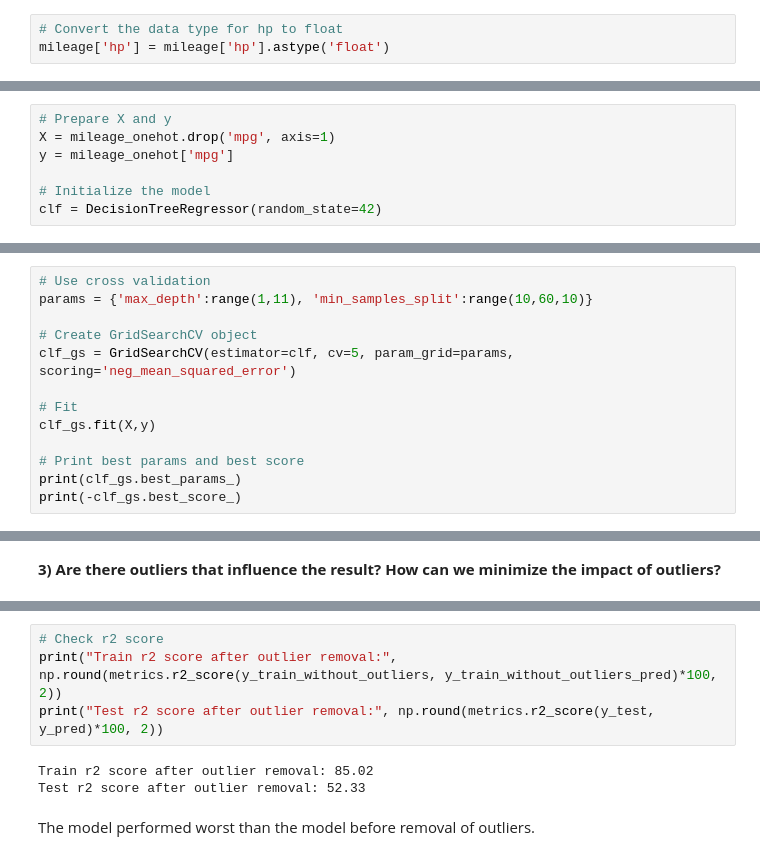
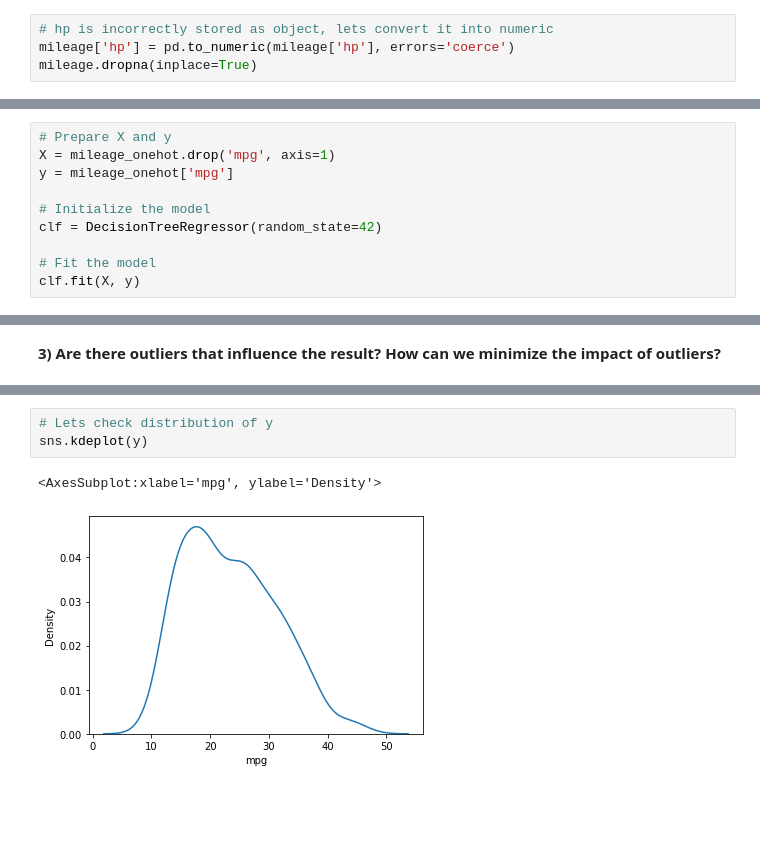
Before and after one commit to skiyer2/Coding, a Jupyter notebook: ML/Tree-Based Model/Car mileage prediction.ipynb, the cells around one changed output, grey strips where cells are left out. Saved outputs shown, nothing was run; the diff lists cells and outputs as text; blank space fills up the shorter version.

```diff
--- a/ML/Tree-Based Model/Car mileage prediction.ipynb
+++ b/ML/Tree-Based Model/Car mileage prediction.ipynb
@@ -87,6 +60,7 @@ mileage.shape
-# %%
-# Convert the data type for hp to float
-mileage['hp'] = mileage['hp'].astype('float')
+# %%
+# hp is incorrectly stored as object, lets convert it into numeric
+mileage['hp'] = pd.to_numeric(mileage['hp'], errors='coerce')
+mileage.dropna(inplace=True)
 # %%
 # Lets check origin
 mileage['origin'].value_counts()
@@ -140,3 +114,6 @@ y = mileage_onehot['mpg']
 
 # Initialize the model
 clf = DecisionTreeRegressor(random_state=42)
+
+# Fit the model
+clf.fit(X, y)
@@ -152,13 +121,0 @@ X.head()
-# %%
-# Use cross validation
-params = {'max_depth':range(1,11), 'min_samples_split':range(10,60,10)}
-
-# Create GridSearchCV object
-clf_gs = GridSearchCV(estimator=clf, cv=5, param_grid=params, scoring='neg_mean_squared_error')
-
-# Fit
-clf_gs.fit(X,y)
-
-# Print best params and best score
-print(clf_gs.best_params_)
-print(-clf_gs.best_score_)
@@ -306,9 +189,6 @@ Test RMSE: 4.9
-# %%
-# Check r2 score
-print("Train r2 score after outlier removal:", np.round(metrics.r2_score(y_train_without_outliers, y_train_without_outliers_pred)*100, 2))
-print("Test r2 score after outlier removal:", np.round(metrics.r2_score(y_test, y_pred)*100, 2))
-# %% [output]
-Train r2 score after outlier removal: 85.02
-Test r2 score after outlier removal: 52.33
-# %% [markdown]
-The model performed worst than the model before removal of outliers.
+# %%
+# Lets check distribution of y
+sns.kdeplot(y)
+# %% [output]
+<AxesSubplot:xlabel='mpg', ylabel='Density'>
+[figure, added]
```
Also changed, not shown: parts of 37 cells of this notebook.
